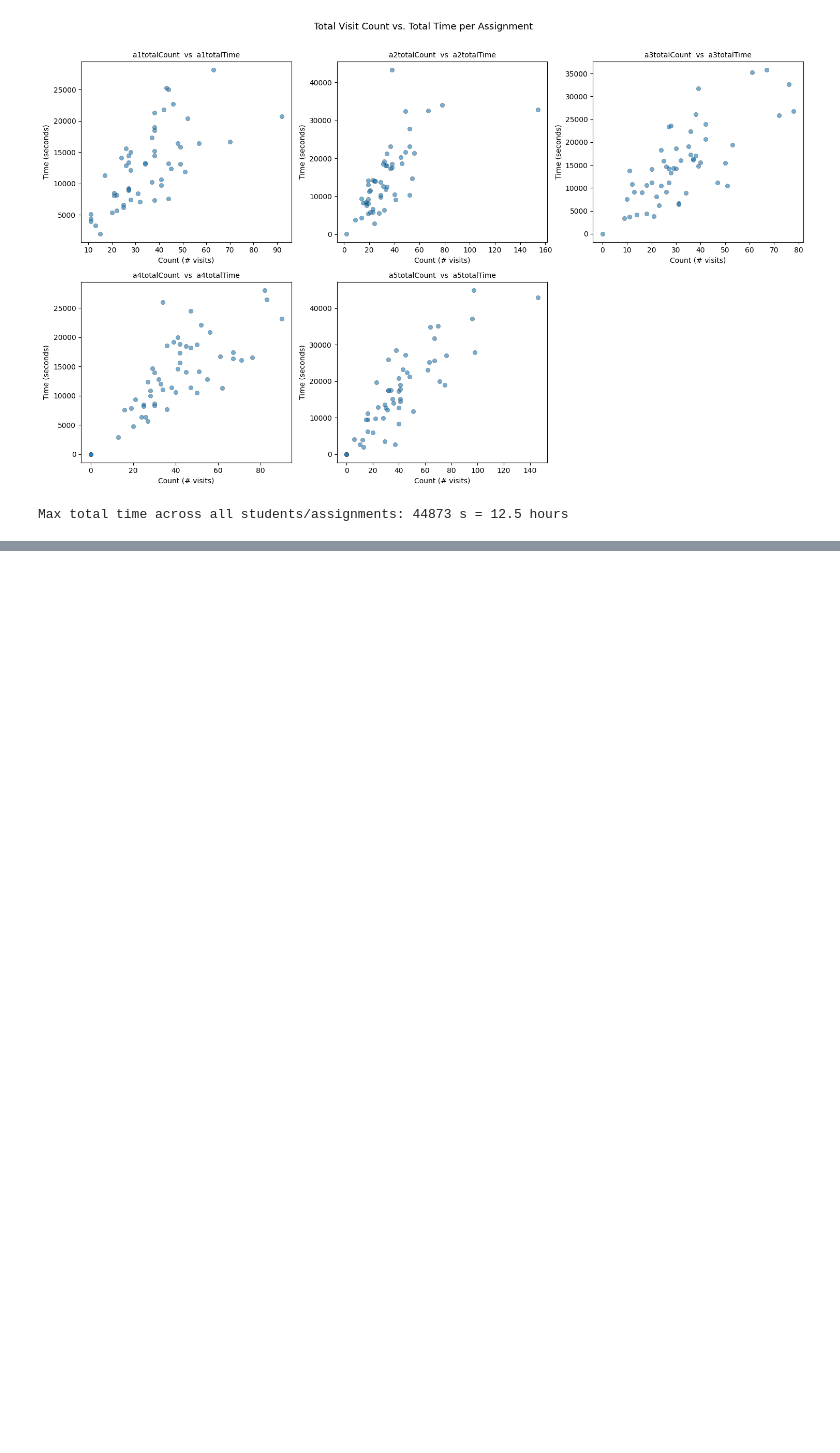
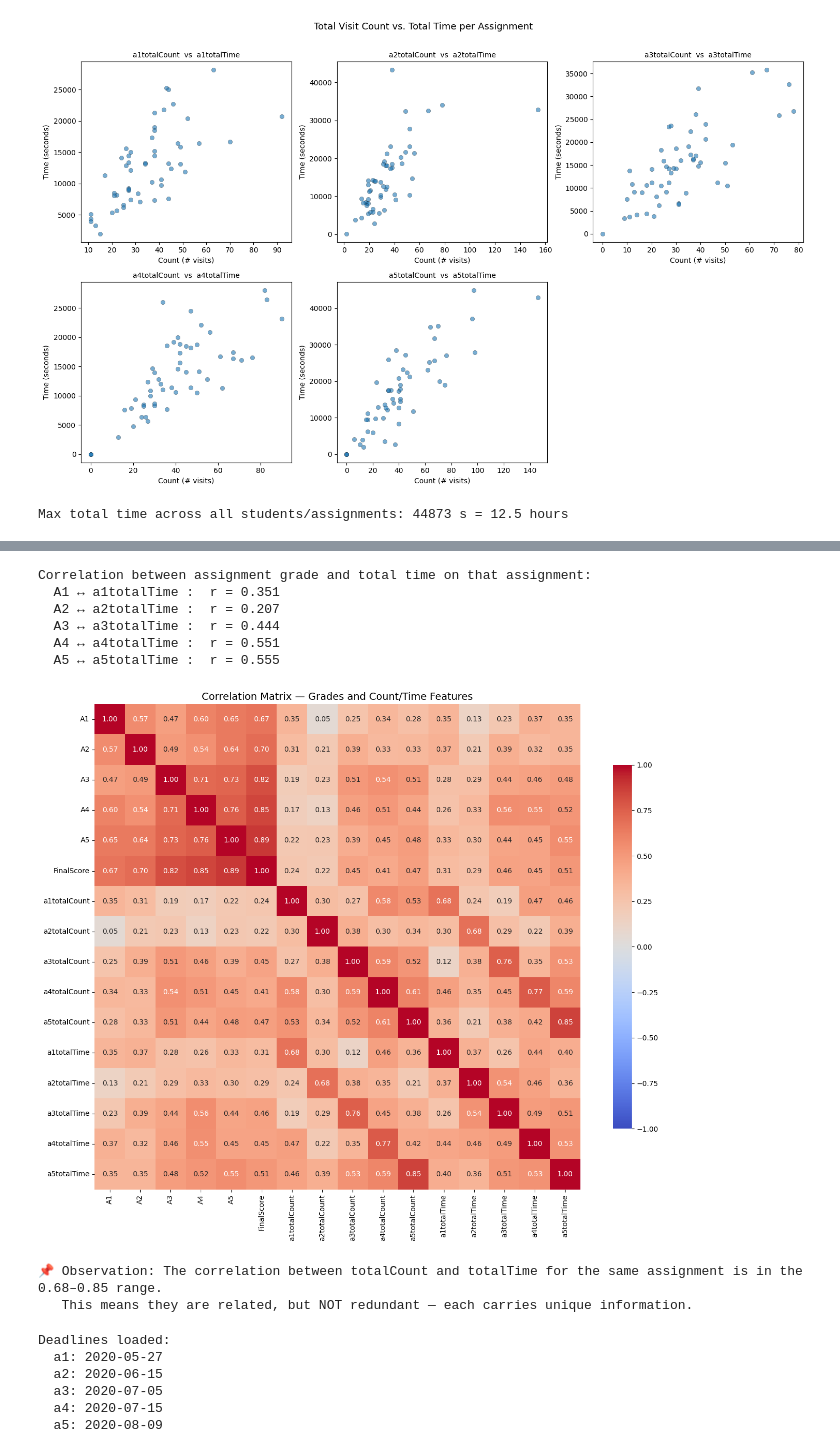
Before and after one commit to arriyan-aa/ali_arriyan_LabTask01, a Jupyter notebook: LabTask04/Lec05_AA._Work.ipynb, the cells around one changed output, grey strips where cells are left out. Drawn from its saved outputs; the diff is of its cells as text; code cells hidden in the pictures; blank space fills up the shorter version.

```diff
--- a/LabTask04/Lec05_AA._Work.ipynb
+++ b/LabTask04/Lec05_AA._Work.ipynb
@@ -101,3 +101,7 @@ print(f"Max total time across all students/assignments: {max_time:.0f} s = {max_
 # %% [output]
 [figure]
 Max total time across all students/assignments: 44873 s = 12.5 hours
+# %%
+grades = pd.merge(grades, assignments, on='userID', how='left')
+print(f"Grades DataFrame shape: {grades.shape}")
+grades.head()
@@ -103,0 +116,65 @@ Max total time across all students/assignments: 44873 s = 12.5 hours
+# %%
+correlation_results = {}
+for i in range(1, 6):
+  grade_col = f'A{i}'
+  time_col  = f'a{i}totalTime'
+
+  if grade_col in grades.columns and time_col in grades.columns:
+    corr = grades[[grade_col, time_col]].corr().iloc[0, 1]
+    correlation_results[grade_col] = round(corr, 3)
+
+print("Correlation between assignment grade and total time on that assignment:")
+for k, v in correlation_results.items():
+  print(f"  {k} ↔ {k.lower()}totalTime :  r = {v}")
+# %% [output]
+Correlation between assignment grade and total time on that assignment:
+  A1 ↔ a1totalTime :  r = 0.351
+  A2 ↔ a2totalTime :  r = 0.207
+  A3 ↔ a3totalTime :  r = 0.444
+  A4 ↔ a4totalTime :  r = 0.551
+  A5 ↔ a5totalTime :  r = 0.555
+# %%
+correlation_matrix = grades.drop(columns=['userID']).corr()
+
+plt.figure(figsize=(14, 11))
+sns.heatmap(
+  correlation_matrix,
+  annot=True, fmt=".2f", cmap='coolwarm',
+  square=True, cbar_kws={"shrink": .75},
+  vmin=-1, vmax=1
+)
+plt.title('Correlation Matrix — Grades and Count/Time Features', fontsize=14)
+plt.tight_layout()
+plt.show()
+
+print("\n📌 Observation: The correlation between totalCount and totalTime for the same"
+      " assignment is in the 0.68–0.85 range.")
+print("   This means they are related, but NOT redundant — each carries unique information.")
+# %% [output]
+[figure, added]
+📌 Observation: The correlation between totalCount and totalTime for the same assignment is in the 0.68–0.85 range.
+   This means they are related, but NOT redundant — each carries unique information.
+# %%
+
+a1deadline = pd.to_datetime('2020-05-27 23:59:00-07:00')
+a2deadline = pd.to_datetime('2020-06-15 23:59:00-07:00')
+a3deadline = pd.to_datetime('2020-07-05 23:59:00-07:00')
+a4deadline = pd.to_datetime('2020-07-15 23:59:00-07:00')
+a5deadline = pd.to_datetime('2020-08-09 23:59:00-07:00')
+deadlines = {
+  'a1': a1deadline,
+  'a2': a2deadline,
+  'a3': a3deadline,
+  'a4': a4deadline,
+  'a5': a5deadline,
+}
+print("Deadlines loaded:")
+for k, v in deadlines.items():
+  print(f"  {k}: {v.date()}")
+# %% [output]
+Deadlines loaded:
+  a1: 2020-05-27
+  a2: 2020-06-15
+  a3: 2020-07-05
+  a4: 2020-07-15
+  a5: 2020-08-09
```
Also changed, not shown: parts of 2 cells of this notebook, 1 other file.
